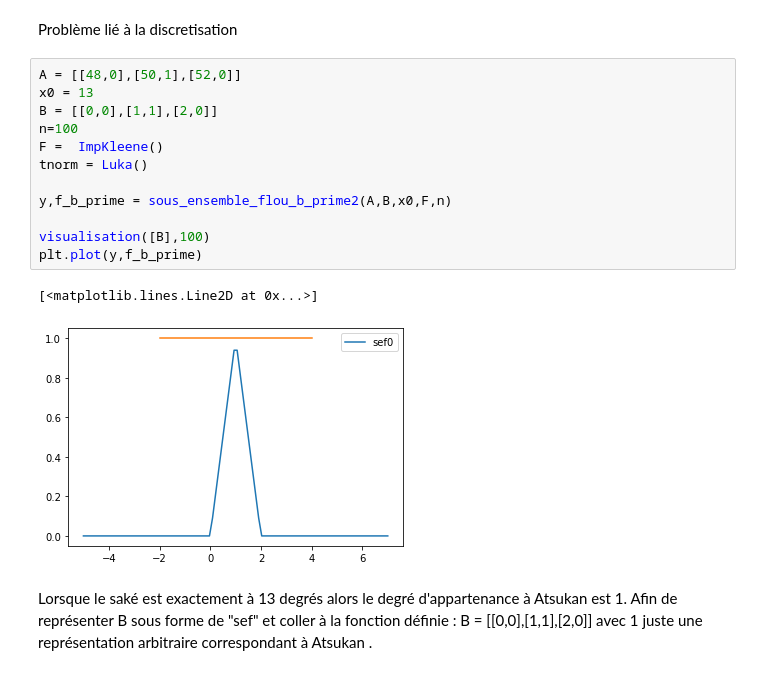
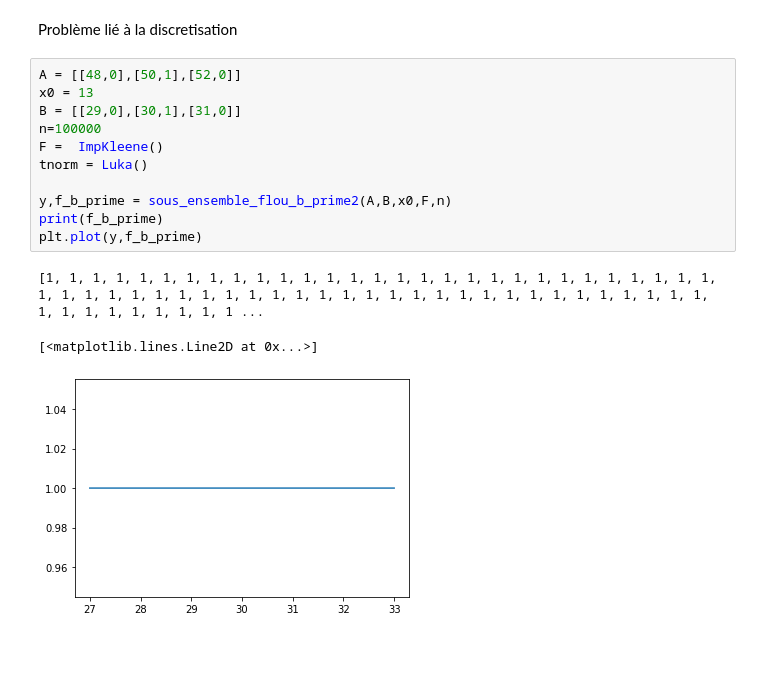
Before and after one commit to pidoux7/XAI, a Jupyter notebook: TME4/TME4.ipynb, the cells around one changed output. Drawn from its saved outputs; the diff is of its cells as text; blank space fills up the shorter version.

```diff
--- a/TME4/TME4.ipynb
+++ b/TME4/TME4.ipynb
@@ -766,18 +739,15 @@ Problème lié à la discretisation
 # %%
 A = [[48,0],[50,1],[52,0]]
 x0 = 13
-B = [[0,0],[1,1],[2,0]]
-n=100
+B = [[29,0],[30,1],[31,0]]
+n=100000
 F =  ImpKleene()
 tnorm = Luka()
 
 y,f_b_prime = sous_ensemble_flou_b_prime2(A,B,x0,F,n)
-
-visualisation([B],100)
+print(f_b_prime)
 plt.plot(y,f_b_prime)
 # %% [output]
-[<matplotlib.lines.Line2D at 0x...>]
+[1, 1, 1, 1, 1, 1, 1, 1, 1, 1, 1, 1, 1, 1, 1, 1, 1, 1, 1, 1, 1, 1, 1, 1, 1, 1, 1, 1, 1, 1, 1, 1, 1, 1, 1, 1, 1, 1, 1, 1, 1, 1, 1, 1, 1, 1, 1, 1, 1, 1, 1, 1, 1, 1, 1, 1, 1, 1, 1, 1, 1, 1, 1, 1, 1, 1, 1 ...
+[<matplotlib.lines.Line2D at 0x...>]
-[figure, old version]
+[figure, new version]
-# %% [markdown]
-Lorsque le saké est exactement à 13 degrés alors le degré d'appartenance à Atsukan est 1.
-Afin de représenter B sous forme de "sef" et coller à la fonction définie : B = [[0,0],[1,1],[2,0]] avec 1 juste une représentation arbitraire correspondant à Atsukan .
```
Also changed, not shown: parts of 7 cells of this notebook, 2 other files.
